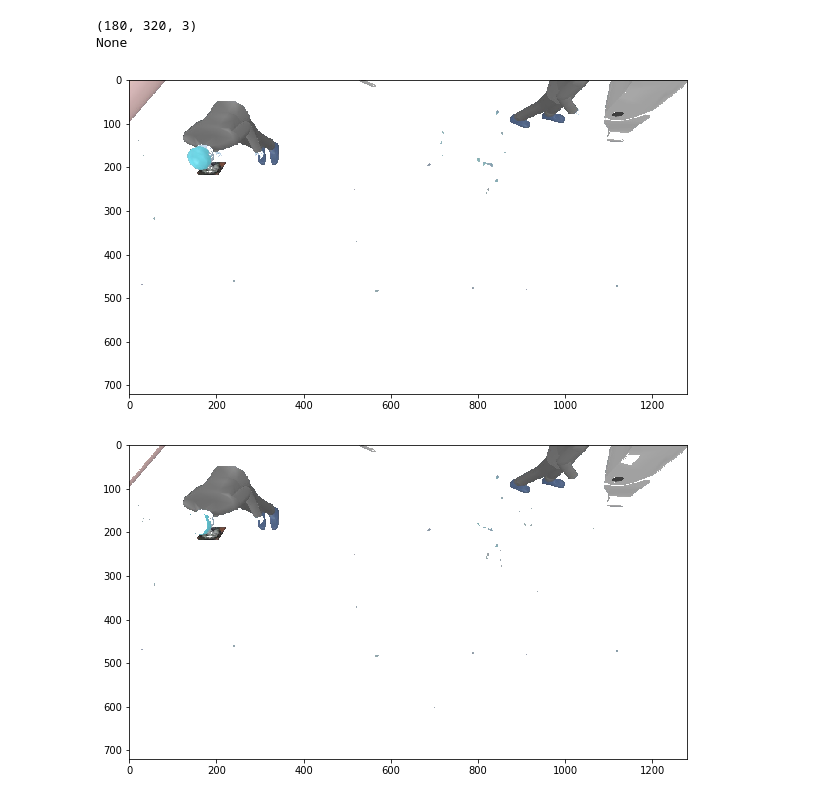
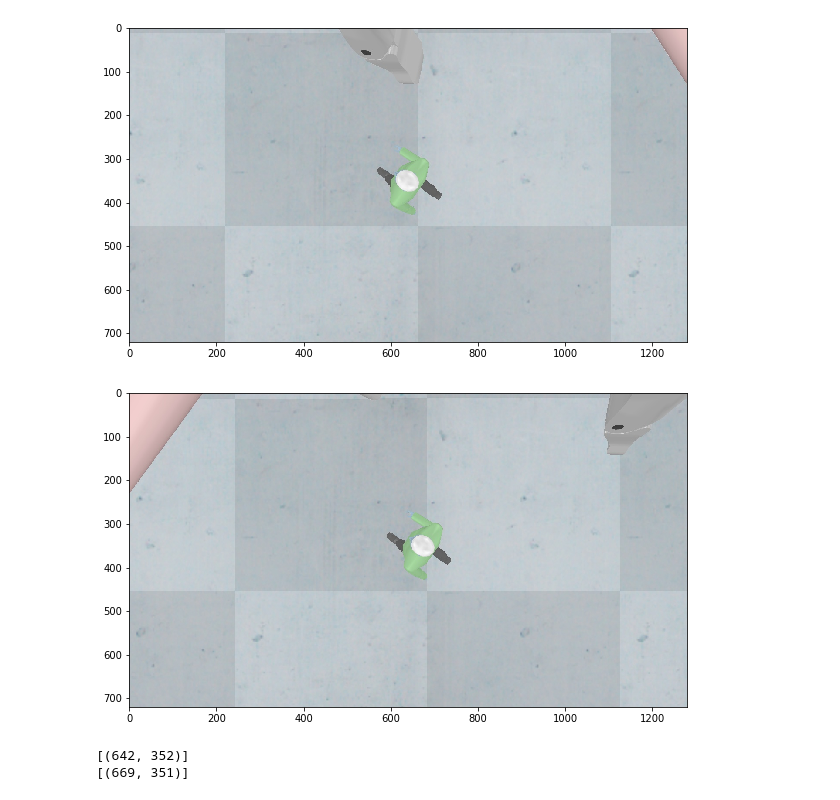
Before and after one commit to drone-mission-2019/Quadcopter-PROJ, a Jupyter notebook: visual-servo/qrcode&ET/ren.ipynb, the cells around one changed output. Cells and saved outputs as stored; diff of their text form; code cells hidden in the pictures.

Commit message:
fix bug of get_people.

```diff
--- a/visual-servo/qrcode&ET/ren.ipynb
+++ b/visual-servo/qrcode&ET/ren.ipynb
@@ -14,21 +11,14 @@ show_image(img)
+# %%
+img = read_image('task_3/0zed0.jpg')
+show_image(img)
+img_ = read_image('task_3/0zed1.jpg')
+show_image(img_)
+# %% [output]
+[figure, added]
+[figure, added]
 # %%
-print(get_people(img.copy(), True))
+print(get_people(img.copy(), False))
+print(get_people(img_.copy(), True))
 # %% [output]
-(180, 320, 3)
-None
+[(642, 352)]
+[(669, 351)]
-# %%
-fuck1 = np.array([172.87, 182.88, 188.63])
-fuck2 = np.array([189.49, 198.48, 204.345])
-img2 = img.copy()
-img2[np.abs(img2 - fuck1).max(axis=2) < 20] = [255, 255, 255]
-img2[np.abs(img2 - fuck2).max(axis=2) < 20] = [255, 255, 255]
-show_image(img2)
-# %% [output]
-[figure, removed]
-# %%
-tmp = img[:, :, 0].astype(np.int64) + img[:, :, 1] + img[:, :, 2]
-img2 = img.copy()
-img2[tmp > 500] = [255, 255, 255]
-show_image(img2)
-# %% [output]
-[figure, removed]
```
Also changed, not shown: parts of 5 cells of this notebook, 10 other files.
